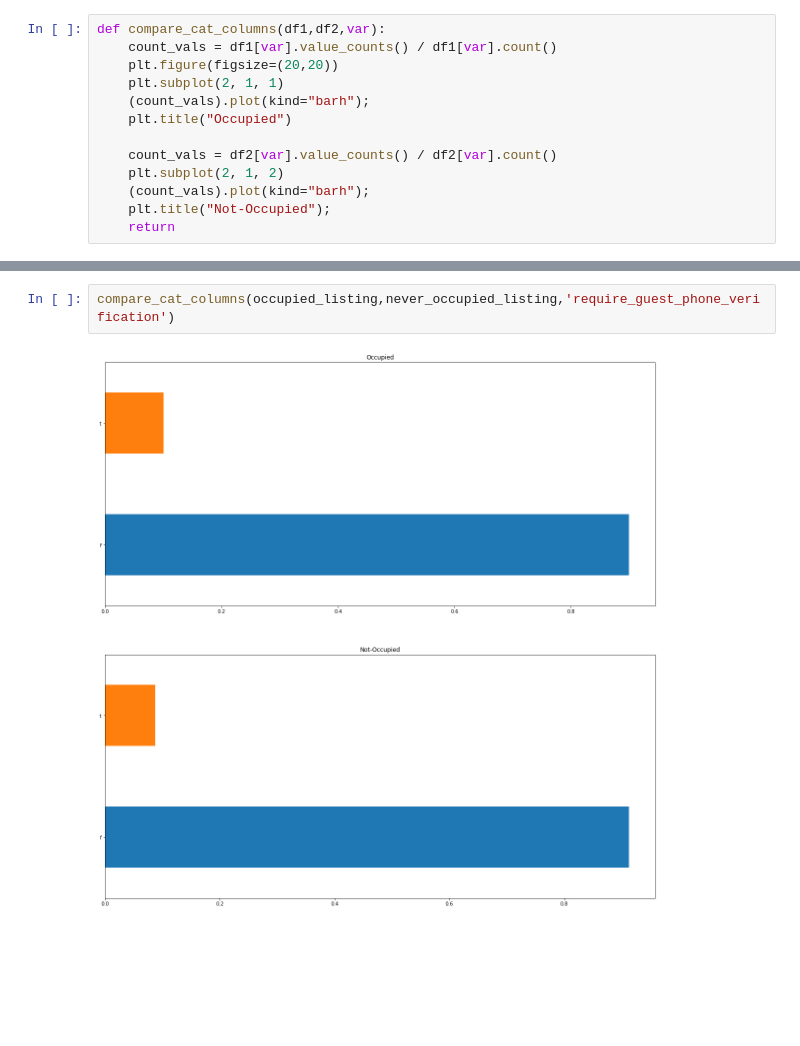
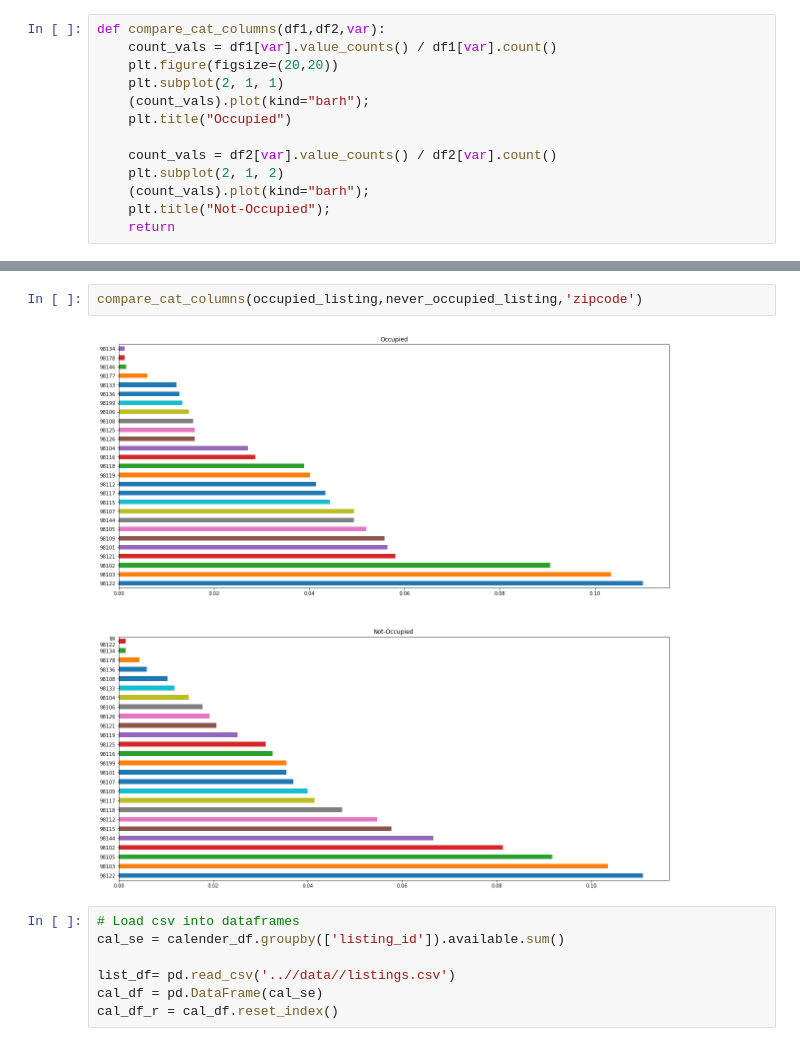
Before and after one commit to shreyasmatade/airbnb-seattle, a Jupyter notebook: dev/Calender.ipynb, the cells around one changed output, grey strips where cells are left out. Saved outputs shown, nothing was run; the diff lists cells and outputs as text; blank space fills up the shorter version.

```diff
--- a/dev/Calender.ipynb
+++ b/dev/Calender.ipynb
@@ -373,4 +359,11 @@ occupied_listing[['host_is_superhost', 'host_has_profile_pic', 'host_identity_ve
 # %%
-compare_cat_columns(occupied_listing,never_occupied_listing,'require_guest_phone_verification')
+compare_cat_columns(occupied_listing,never_occupied_listing,'zipcode')
 # %% [output]
-[figure, old version]
+[figure, new version]
+# %%
+# Load csv into dataframes
+cal_se = calender_df.groupby(['listing_id']).available.sum()
+
+list_df= pd.read_csv('..//data//listings.csv')
+cal_df = pd.DataFrame(cal_se)
+cal_df_r = cal_df.reset_index()
```
Also changed, not shown: parts of 6 cells of this notebook, 2 other files.
